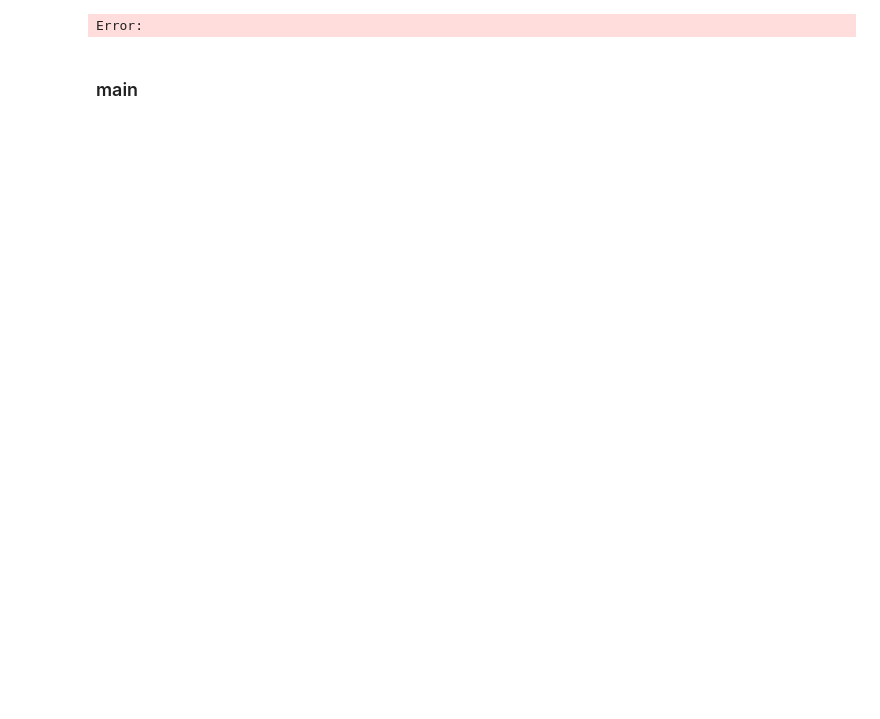
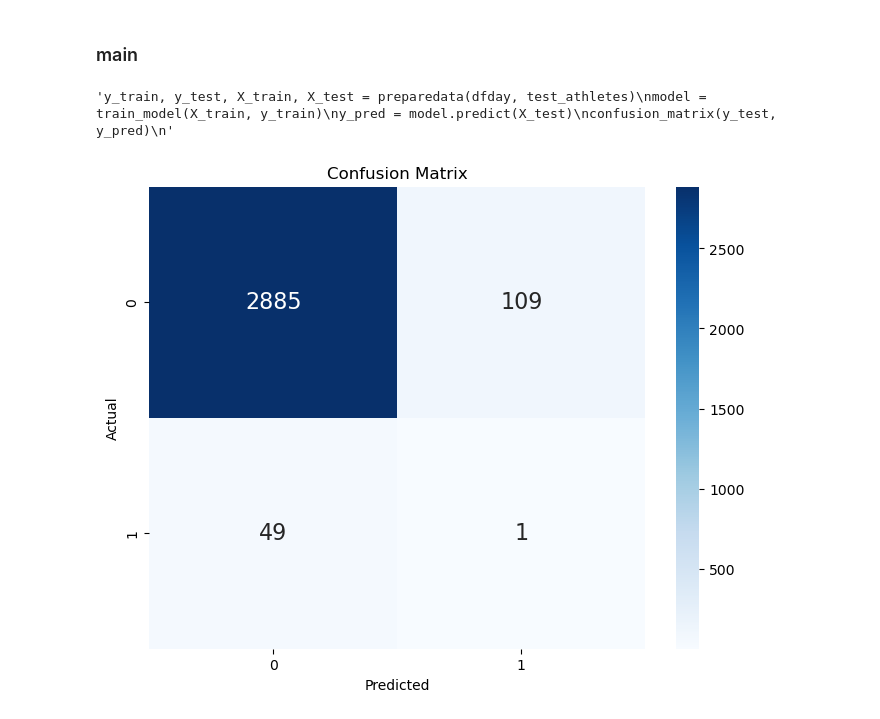
Before and after one commit to milooranm/RunningVolume_Injury, a Jupyter notebook: RunningVolume_Injury/notebooks/multi_cell_train_XGBC.ipynb, the cells around one changed output. Drawn from its saved outputs; the diff is of its cells as text; code cells hidden in the pictures; blank space fills up the shorter version.

Commit message:
XGB model almost tuned, debugging
have code to tune an XGBoost model that has yet to run successfully. currently working on it

```diff
--- a/RunningVolume_Injury/notebooks/multi_cell_train_XGBC.ipynb
+++ b/RunningVolume_Injury/notebooks/multi_cell_train_XGBC.ipynb
@@ -68,3 +85,27 @@ def preparedata(df,test_athletes):
 
 
     return y_train, y_test, X_train_norm, X_test_norm
+# %%
+def preparedata(df,test_athletes):
+
+    X_test_original = df[df['Athlete ID'].isin(test_athletes)].copy() # Keep a copy for normalization
+    X_train_original = df[~df['Athlete ID'].isin(test_athletes)].copy() # Keep a copy
+
+    X_train_means, X_train_std = getMeanStd(X_train_original)
+    X_test_means, X_test_std = getMeanStd(X_test_original)
+
+    # Set target variable for testing and training
+    y_train = X_train_original['injury']
+    y_test = X_test_original['injury']
+
+    # Apply normalization to the training data
+    X_train_norm = X_train_original.apply(lambda x: normalize2(x, X_train_means, X_train_std, x['Athlete ID']), axis=1)
+    X_train_norm = X_train_norm.drop(columns=['injury', 'Date', 'Athlete ID'], errors='ignore')
+
+    # Apply normalization to the test data using the testing statistics
+        # Note this is a source of data leakage!! but the alternative is not feasible
+    X_test_norm = X_test_original.apply(lambda x: normalize2(x, X_test_means, X_test_std, x['Athlete ID']), axis=1)
+    X_test_norm = X_test_norm.drop(columns=['injury', 'Date', 'Athlete ID'], errors='ignore')
+
+
+    return y_train, y_test, X_train_norm, X_test_norm
@@ -73,16 +232,5 @@ def train_model(X_train, y_train):
     xgbc = XGBClassifier()
     xgbc.fit(X_train, y_train)
     return xgbc
-# %%
-def confusion_matrix(y_test, y_pred):
-    conf_matrix = confusion_matrix(y_test, y_pred)
-    plt.figure(figsize=(8, 6))
-    sns.heatmap(conf_matrix, annot=True, fmt='d', cmap='Blues', annot_kws={"size": 16})
-    plt.xlabel('Predicted')
-    plt.ylabel('Actual')
-    plt.title('Confusion Matrix')
-    plt.show()
-# %% [output]
-Error:
 # %% [markdown]
 ### main
@@ -89,9 +245,19 @@ Error:
 # %%
-dfday = pd.read_csv('../data/raw/day_approach.csv')
-dfday.drop(list(dfday.filter(regex = 'perceived|sprinting|strength')), axis = 1, inplace = True)
-athletes = sorted(list(dfday['Athlete ID'].unique()))
-test_athletes = athletes[len(athletes) - 10:]
-y_train, y_test, X_train, X_test = preparedata(dfday, test_athletes)
+'''y_train, y_test, X_train, X_test = preparedata(dfday, test_athletes)
 model = train_model(X_train, y_train)
 y_pred = model.predict(X_test)
 confusion_matrix(y_test, y_pred)
+'''
+# %% [output]
+'y_train, y_test, X_train, X_test = preparedata(dfday, test_athletes)\nmodel = train_model(X_train, y_train)\ny_pred = model.predict(X_test)\nconfusion_matrix(y_test, y_pred)\n'
+# %%
+conf_matrix = confusion_matrix(y_test, y_pred)
+conf_matrix
+plt.figure(figsize=(8, 6))
+sns.heatmap(conf_matrix, annot=True, fmt='d', cmap='Blues', annot_kws={"size": 16})
+plt.xlabel('Predicted')
+plt.ylabel('Actual')
+plt.title('Confusion Matrix')
+plt.show()
+# %% [output]
+[figure, added]
```
Also changed, not shown: parts of 9 cells of this notebook, 1 other file.
